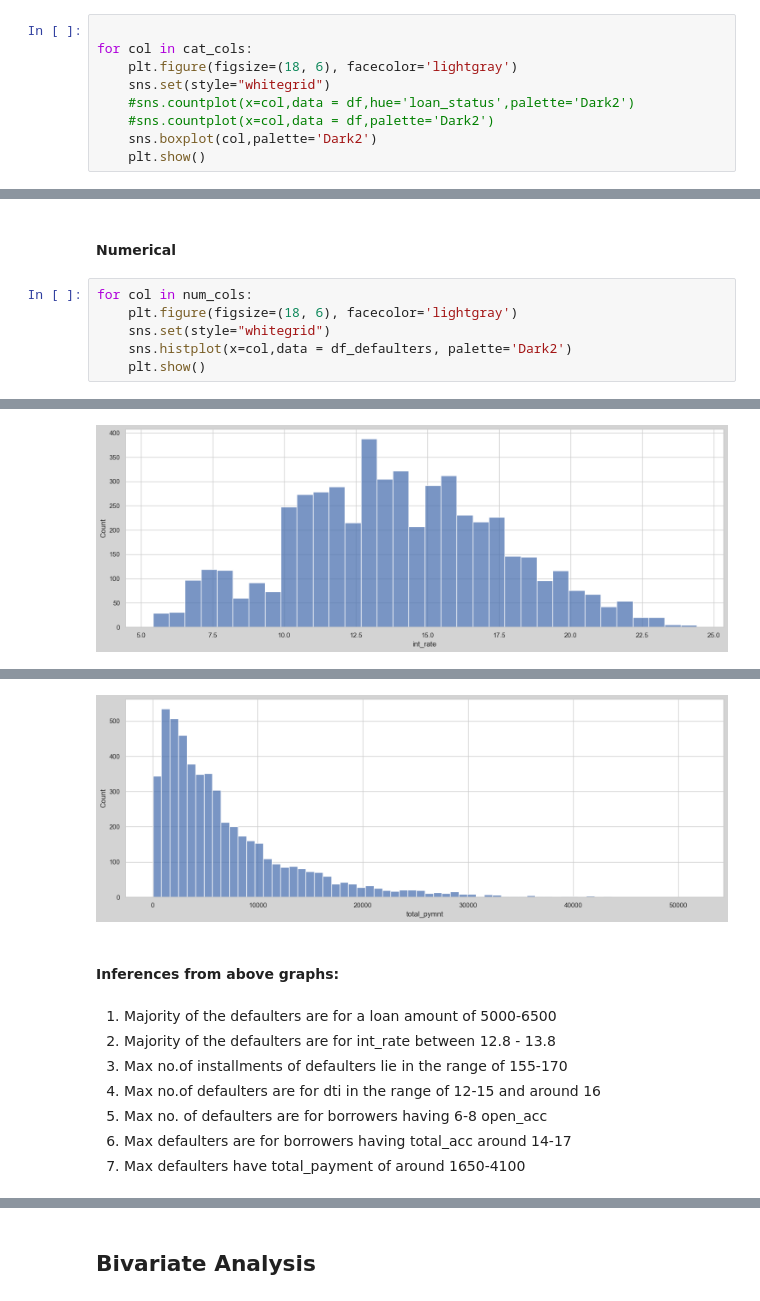
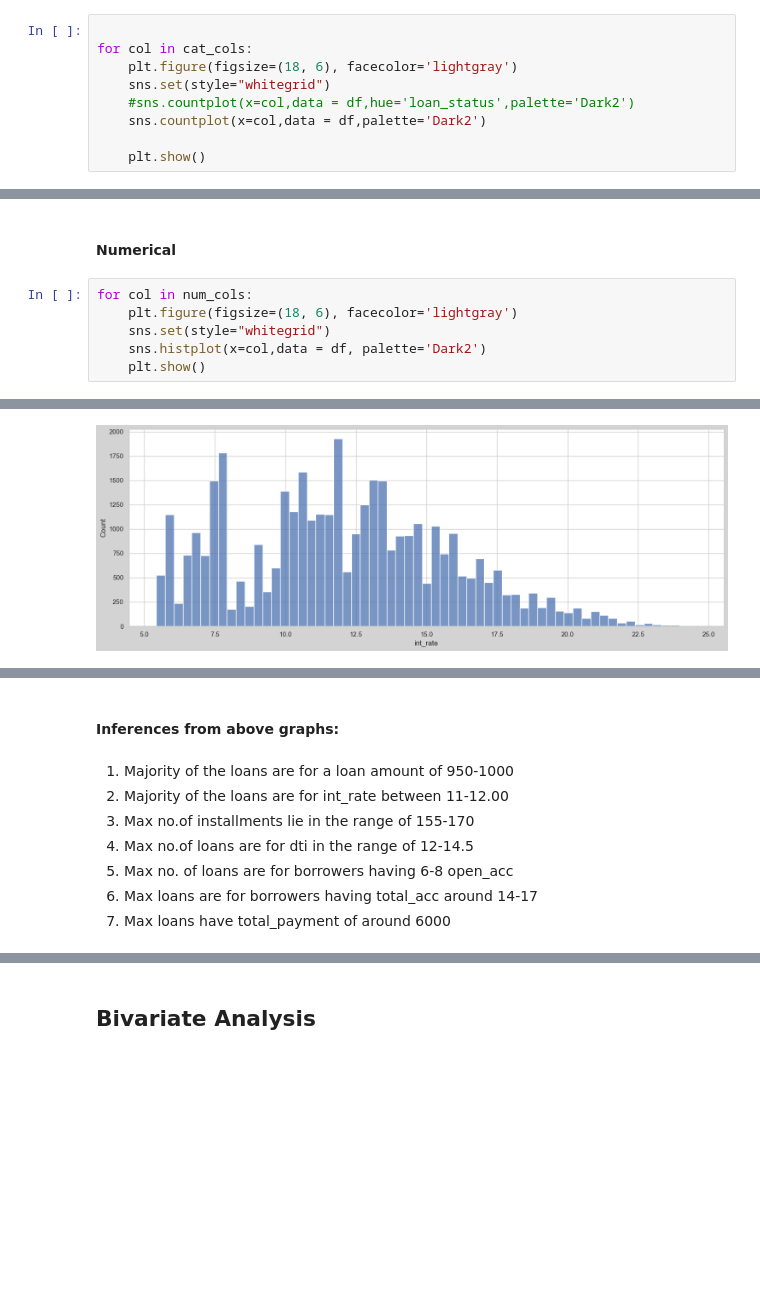
Before and after one commit to ruchikaagarwal6787/lending-club-case-study, a Jupyter notebook: Lending_Club_Analysis.ipynb, the cells around one changed output, grey strips where cells are left out. Saved outputs shown, nothing was run; the diff lists cells and outputs as text; blank space fills up the shorter version.

```diff
--- a/Lending_Club_Analysis.ipynb
+++ b/Lending_Club_Analysis.ipynb
@@ -568,7 +555,7 @@ for col in cat_cols:
     plt.figure(figsize=(18, 6), facecolor='lightgray')
     sns.set(style="whitegrid")
     #sns.countplot(x=col,data = df,hue='loan_status',palette='Dark2')
-    #sns.countplot(x=col,data = df,palette='Dark2')
-    sns.boxplot(col,palette='Dark2')
+    sns.countplot(x=col,data = df,palette='Dark2')
+
     plt.show()
 # %% [output]
@@ -607,6 +595,6 @@ for col in cat_cols:
 for col in num_cols:
     plt.figure(figsize=(18, 6), facecolor='lightgray')
     sns.set(style="whitegrid")
-    sns.histplot(x=col,data = df_defaulters, palette='Dark2')
+    sns.histplot(x=col,data = df, palette='Dark2')
     plt.show()
 # %% [output]
@@ -614 +602 @@ for col in num_cols:
-[figure, old version]
+[figure, new version]
@@ -620,11 +608,10 @@ for col in num_cols:
-[figure, removed]
 # %% [markdown]
 #### Inferences from above graphs:
 # %% [markdown]
-1. Majority of the defaulters are for a loan amount of 5000-6500
-2. Majority of the defaulters are for int_rate between 12.8 - 13.8
-3. Max no.of installments of defaulters lie in the range of 155-170
-4. Max no.of defaulters are for dti in the range of 12-15 and around 16
-5. Max no. of defaulters are for borrowers having 6-8 open_acc
-6. Max defaulters are for borrowers having total_acc around 14-17
-7. Max defaulters have total_payment of around 1650-4100
+1. Majority of the loans are for a loan amount of 950-1000
+2. Majority of the loans are for int_rate between 11-12.00
+3. Max no.of installments lie in the range of 155-170
+4. Max no.of loans are for dti in the range of 12-14.5
+5. Max no. of loans are for borrowers having 6-8 open_acc
+6. Max loans are for borrowers having total_acc around 14-17
+7. Max loans have total_payment of around 6000
```
Also changed, not shown: parts of 14 cells of this notebook.
